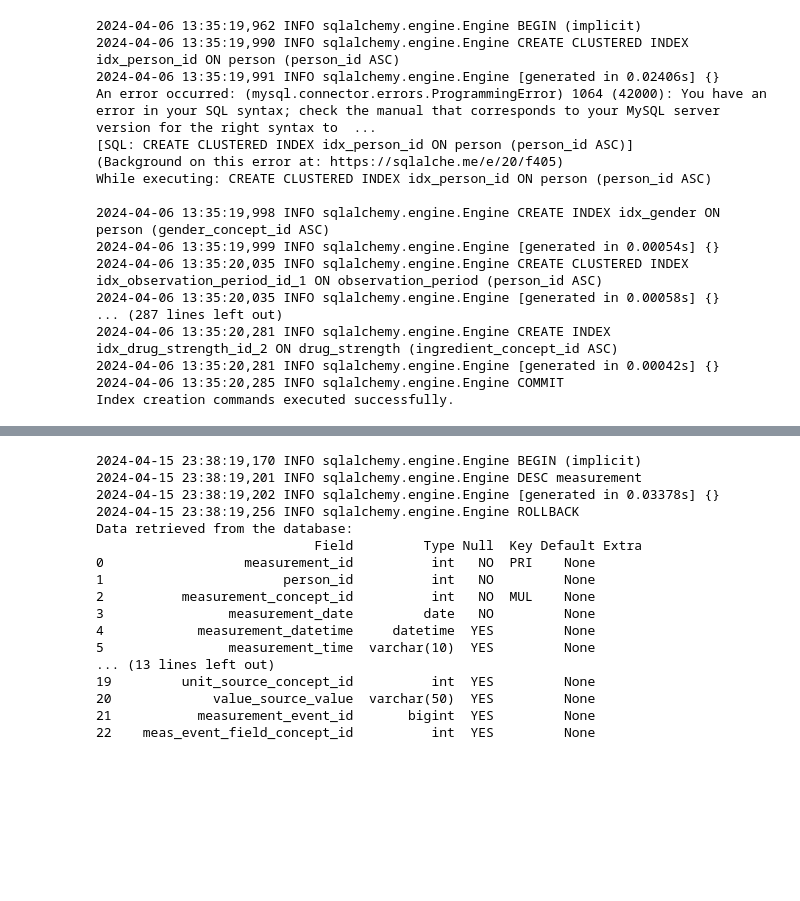
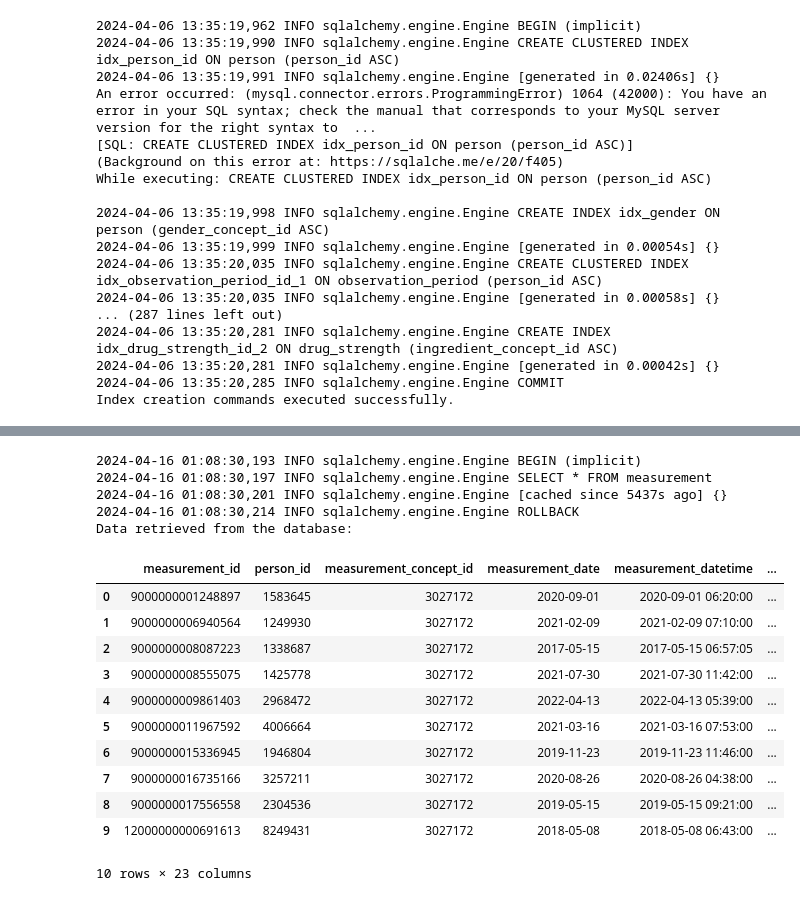
Before and after one commit to kawseribn/COMP5400_Project, a Jupyter notebook: test.ipynb, the cells around one changed output, grey strips where cells are left out. Drawn from its saved outputs; the diff is of its cells as text; code cells hidden in the pictures; blank space fills up the shorter version.

```diff
--- a/test.ipynb
+++ b/test.ipynb
@@ -405,24 +570,24 @@ Data has been successfully loaded into the database.
 # %%
 table_name = 'measurement'
-query = text(f"DESC {table_name}")
+query = text(f"SELECT * FROM {table_name}")
 result = pd.read_sql(query, con=engine)
 print("Data retrieved from the database:")
-print(result)
+result
 # %% [output]
-2024-04-15 23:38:19,170 INFO sqlalchemy.engine.Engine BEGIN (implicit)
-2024-04-15 23:38:19,201 INFO sqlalchemy.engine.Engine DESC measurement
-2024-04-15 23:38:19,202 INFO sqlalchemy.engine.Engine [generated in 0.03378s] {}
-2024-04-15 23:38:19,256 INFO sqlalchemy.engine.Engine ROLLBACK
+2024-04-16 01:08:30,193 INFO sqlalchemy.engine.Engine BEGIN (implicit)
+2024-04-16 01:08:30,197 INFO sqlalchemy.engine.Engine SELECT * FROM measurement
+2024-04-16 01:08:30,201 INFO sqlalchemy.engine.Engine [cached since 5437s ago] {}
+2024-04-16 01:08:30,214 INFO sqlalchemy.engine.Engine ROLLBACK
 Data retrieved from the database:
-                            Field         Type Null  Key Default Extra
-0                  measurement_id          int   NO  PRI    None
-1                       person_id          int   NO         None
-2          measurement_concept_id          int   NO  MUL    None
-3                measurement_date         date   NO         None
-4            measurement_datetime     datetime  YES         None
-5                measurement_time  varchar(10)  YES         None
-... (13 lines left out)
-19         unit_source_concept_id          int  YES         None
-20             value_source_value  varchar(50)  YES         None
-21           measurement_event_id       bigint  YES         None
-22    meas_event_field_concept_id          int  YES         None
+|  | measurement_id | person_id | measurement_concept_id | measurement_date | measurement_datetime | ... |
+| 0 | 9000000001248897 | 1583645 | 3027172 | 2020-09-01 | 2020-09-01 06:20:00 | ... |
+| 1 | 9000000006940564 | 1249930 | 3027172 | 2021-02-09 | 2021-02-09 07:10:00 | ... |
+| 2 | 9000000008087223 | 1338687 | 3027172 | 2017-05-15 | 2017-05-15 06:57:05 | ... |
+| 3 | 9000000008555075 | 1425778 | 3027172 | 2021-07-30 | 2021-07-30 11:42:00 | ... |
+| 4 | 9000000009861403 | 2968472 | 3027172 | 2022-04-13 | 2022-04-13 05:39:00 | ... |
+| 5 | 9000000011967592 | 4006664 | 3027172 | 2021-03-16 | 2021-03-16 07:53:00 | ... |
+| 6 | 9000000015336945 | 1946804 | 3027172 | 2019-11-23 | 2019-11-23 11:46:00 | ... |
+| 7 | 9000000016735166 | 3257211 | 3027172 | 2020-08-26 | 2020-08-26 04:38:00 | ... |
+| 8 | 9000000017556558 | 2304536 | 3027172 | 2019-05-15 | 2019-05-15 09:21:00 | ... |
+| 9 | 12000000000691613 | 8249431 | 3027172 | 2018-05-08 | 2018-05-08 06:43:00 | ... |
+10 rows × 23 columns
```
Also changed, not shown: parts of 11 cells of this notebook, 10 other files.
